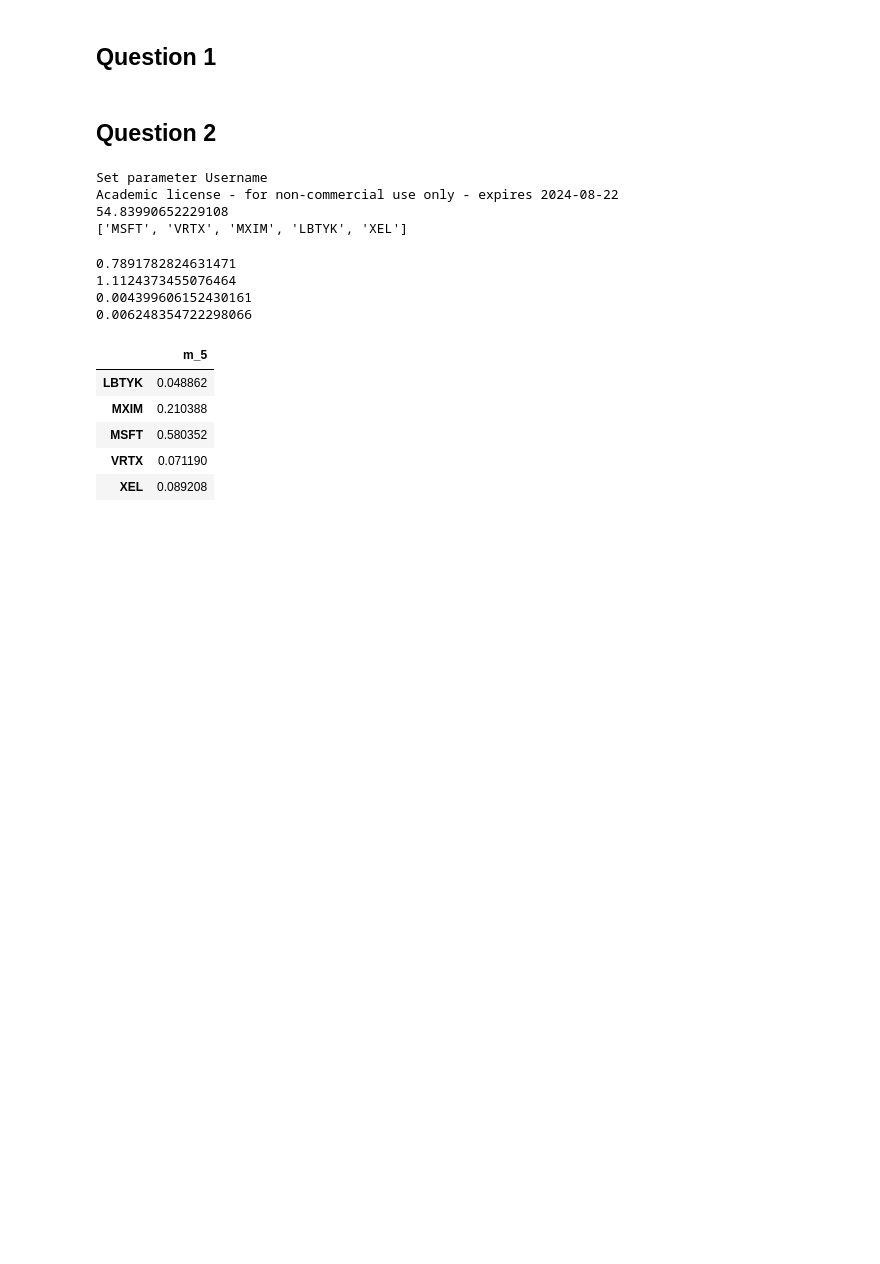
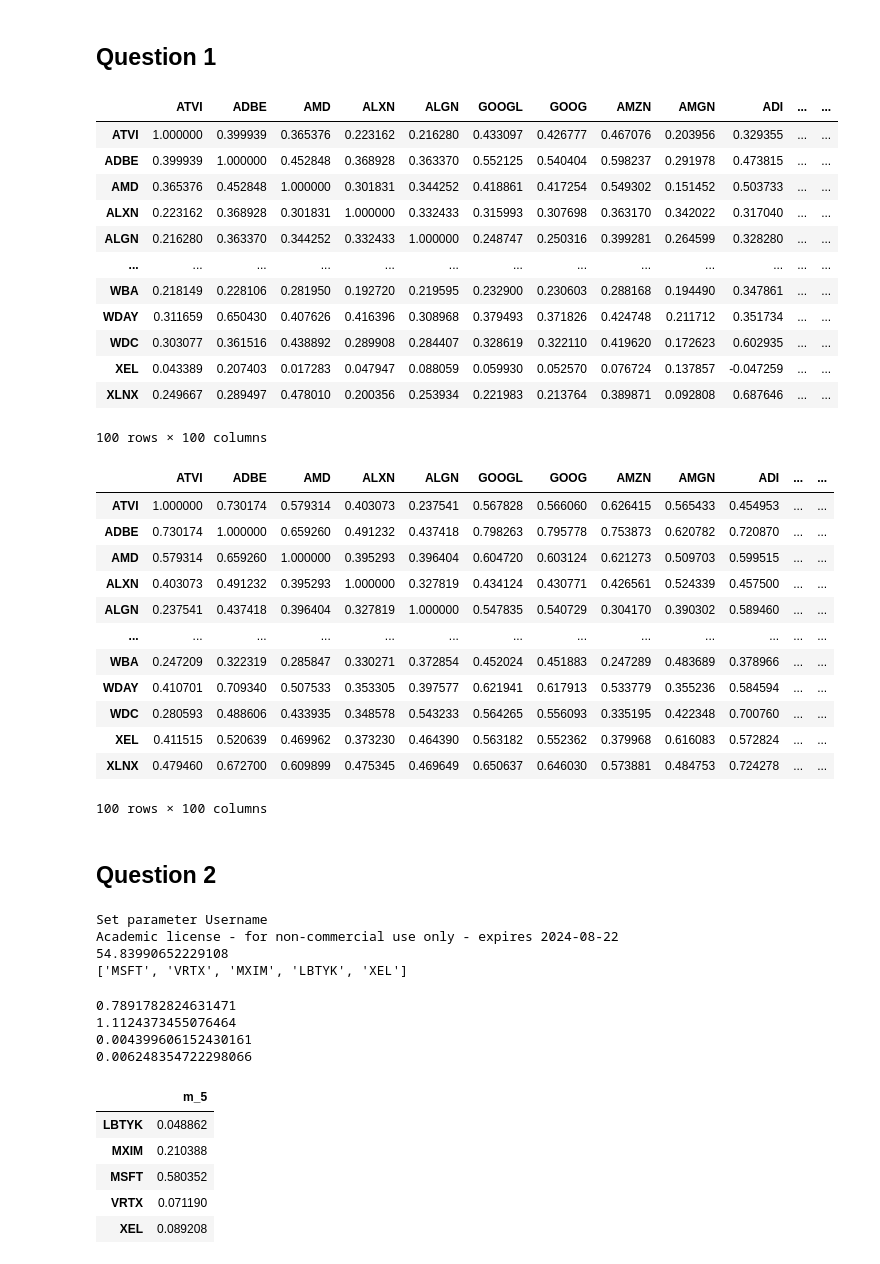
Before and after one commit to mostwanted-786/Optimization_proj_2, a Jupyter notebook: Code_V2.ipynb, the cells around one changed output. Saved outputs shown, nothing was run; the diff lists cells and outputs as text; code cells hidden in the pictures; blank space fills up the shorter version.

```diff
--- a/Code_V2.ipynb
+++ b/Code_V2.ipynb
@@ -13,17 +13,46 @@ stocks2020 = pd.read_csv('stocks2020.csv')
 # %%
 # Procxessing the data to get the the attributes and features:
 # Percentage Change, NDX change, correlation matrix
 stocks2019_cols = list(stocks2019.columns)
 stocks2019_change = stocks2019[stocks2019_cols[2:]].pct_change().dropna()
 q2019 = stocks2019[['NDX']].pct_change().dropna()
 stocks2019_corr = stocks2019_change.corr()
+display(stocks2019_corr)
 stocks2019_index = q2019.index.values.tolist()
 
 stocks2020_cols = list(stocks2020.columns)
 stocks2020_change = stocks2020[stocks2020_cols[2:]].pct_change().dropna()
 q2020 = stocks2020[['NDX']].pct_change().dropna()
 stocks2020_corr = stocks2020_change.corr()
+display(stocks2020_corr)
 stocks2020_index = q2020.index.values.tolist()
+# %% [output]
+|  | ATVI | ADBE | AMD | ALXN | ALGN | GOOGL | GOOG | AMZN | AMGN | ADI | ... | ... |
+| ATVI | 1.000000 | 0.399939 | 0.365376 | 0.223162 | 0.216280 | 0.433097 | 0.426777 | 0.467076 | 0.203956 | 0.329355 | ... | ... |
+| ADBE | 0.399939 | 1.000000 | 0.452848 | 0.368928 | 0.363370 | 0.552125 | 0.540404 | 0.598237 | 0.291978 | 0.473815 | ... | ... |
+| AMD | 0.365376 | 0.452848 | 1.000000 | 0.301831 | 0.344252 | 0.418861 | 0.417254 | 0.549302 | 0.151452 | 0.503733 | ... | ... |
+| ALXN | 0.223162 | 0.368928 | 0.301831 | 1.000000 | 0.332433 | 0.315993 | 0.307698 | 0.363170 | 0.342022 | 0.317040 | ... | ... |
+| ALGN | 0.216280 | 0.363370 | 0.344252 | 0.332433 | 1.000000 | 0.248747 | 0.250316 | 0.399281 | 0.264599 | 0.328280 | ... | ... |
+| ... | ... | ... | ... | ... | ... | ... | ... | ... | ... | ... | ... | ... |
+| WBA | 0.218149 | 0.228106 | 0.281950 | 0.192720 | 0.219595 | 0.232900 | 0.230603 | 0.288168 | 0.194490 | 0.347861 | ... | ... |
+| WDAY | 0.311659 | 0.650430 | 0.407626 | 0.416396 | 0.308968 | 0.379493 | 0.371826 | 0.424748 | 0.211712 | 0.351734 | ... | ... |
+| WDC | 0.303077 | 0.361516 | 0.438892 | 0.289908 | 0.284407 | 0.328619 | 0.322110 | 0.419620 | 0.172623 | 0.602935 | ... | ... |
+| XEL | 0.043389 | 0.207403 | 0.017283 | 0.047947 | 0.088059 | 0.059930 | 0.052570 | 0.076724 | 0.137857 | -0.047259 | ... | ... |
+| XLNX | 0.249667 | 0.289497 | 0.478010 | 0.200356 | 0.253934 | 0.221983 | 0.213764 | 0.389871 | 0.092808 | 0.687646 | ... | ... |
+100 rows × 100 columns
+|  | ATVI | ADBE | AMD | ALXN | ALGN | GOOGL | GOOG | AMZN | AMGN | ADI | ... | ... |
+| ATVI | 1.000000 | 0.730174 | 0.579314 | 0.403073 | 0.237541 | 0.567828 | 0.566060 | 0.626415 | 0.565433 | 0.454953 | ... | ... |
+| ADBE | 0.730174 | 1.000000 | 0.659260 | 0.491232 | 0.437418 | 0.798263 | 0.795778 | 0.753873 | 0.620782 | 0.720870 | ... | ... |
+| AMD | 0.579314 | 0.659260 | 1.000000 | 0.395293 | 0.396404 | 0.604720 | 0.603124 | 0.621273 | 0.509703 | 0.599515 | ... | ... |
+| ALXN | 0.403073 | 0.491232 | 0.395293 | 1.000000 | 0.327819 | 0.434124 | 0.430771 | 0.426561 | 0.524339 | 0.457500 | ... | ... |
+| ALGN | 0.237541 | 0.437418 | 0.396404 | 0.327819 | 1.000000 | 0.547835 | 0.540729 | 0.304170 | 0.390302 | 0.589460 | ... | ... |
+| ... | ... | ... | ... | ... | ... | ... | ... | ... | ... | ... | ... | ... |
+| WBA | 0.247209 | 0.322319 | 0.285847 | 0.330271 | 0.372854 | 0.452024 | 0.451883 | 0.247289 | 0.483689 | 0.378966 | ... | ... |
+| WDAY | 0.410701 | 0.709340 | 0.507533 | 0.353305 | 0.397577 | 0.621941 | 0.617913 | 0.533779 | 0.355236 | 0.584594 | ... | ... |
+| WDC | 0.280593 | 0.488606 | 0.433935 | 0.348578 | 0.543233 | 0.564265 | 0.556093 | 0.335195 | 0.422348 | 0.700760 | ... | ... |
+| XEL | 0.411515 | 0.520639 | 0.469962 | 0.373230 | 0.464390 | 0.563182 | 0.552362 | 0.379968 | 0.616083 | 0.572824 | ... | ... |
+| XLNX | 0.479460 | 0.672700 | 0.609899 | 0.475345 | 0.469649 | 0.650637 | 0.646030 | 0.573881 | 0.484753 | 0.724278 | ... | ... |
+100 rows × 100 columns
 # %%
 # Processing the features extracted above
 n_stocks_2019 = len(stocks2019_corr)
```
